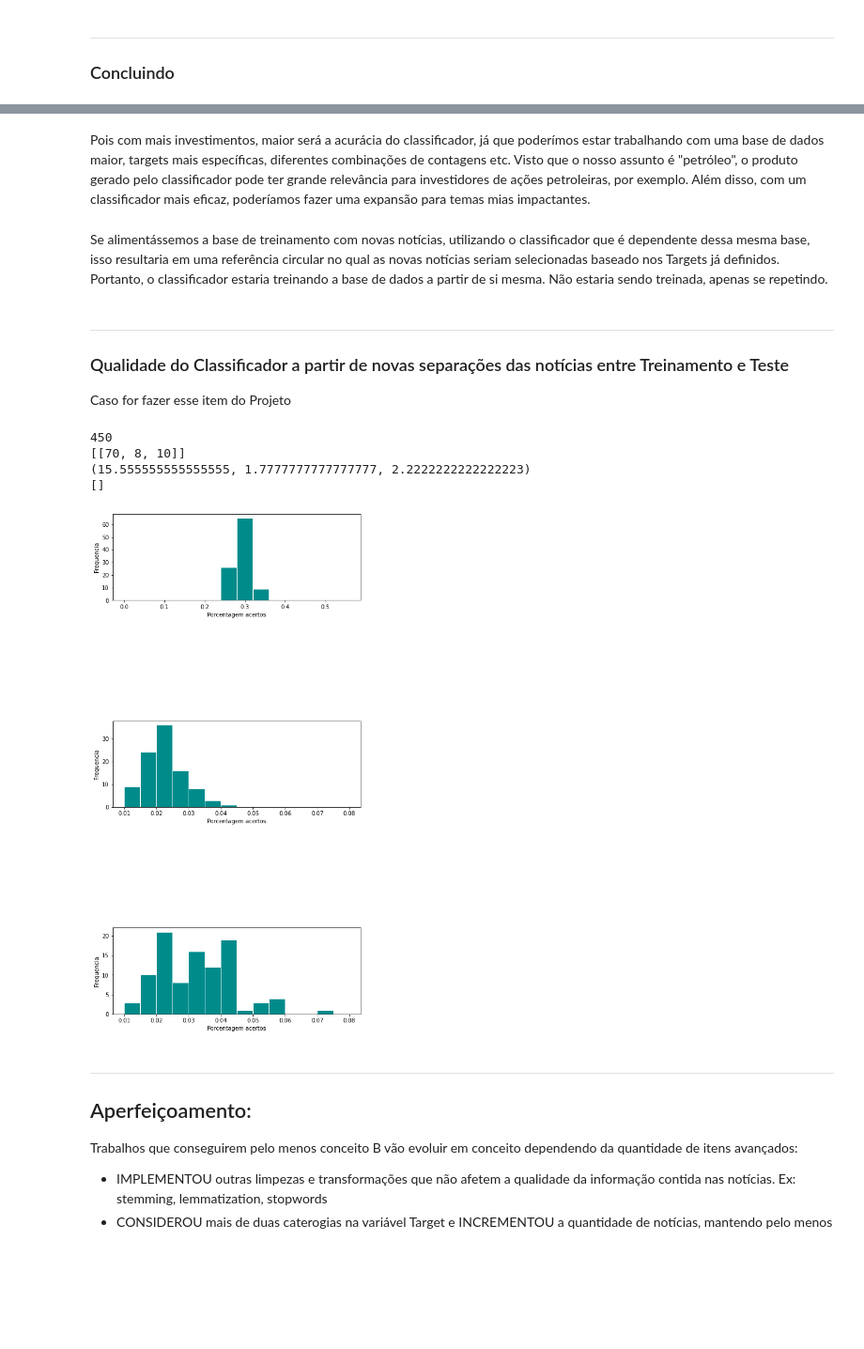
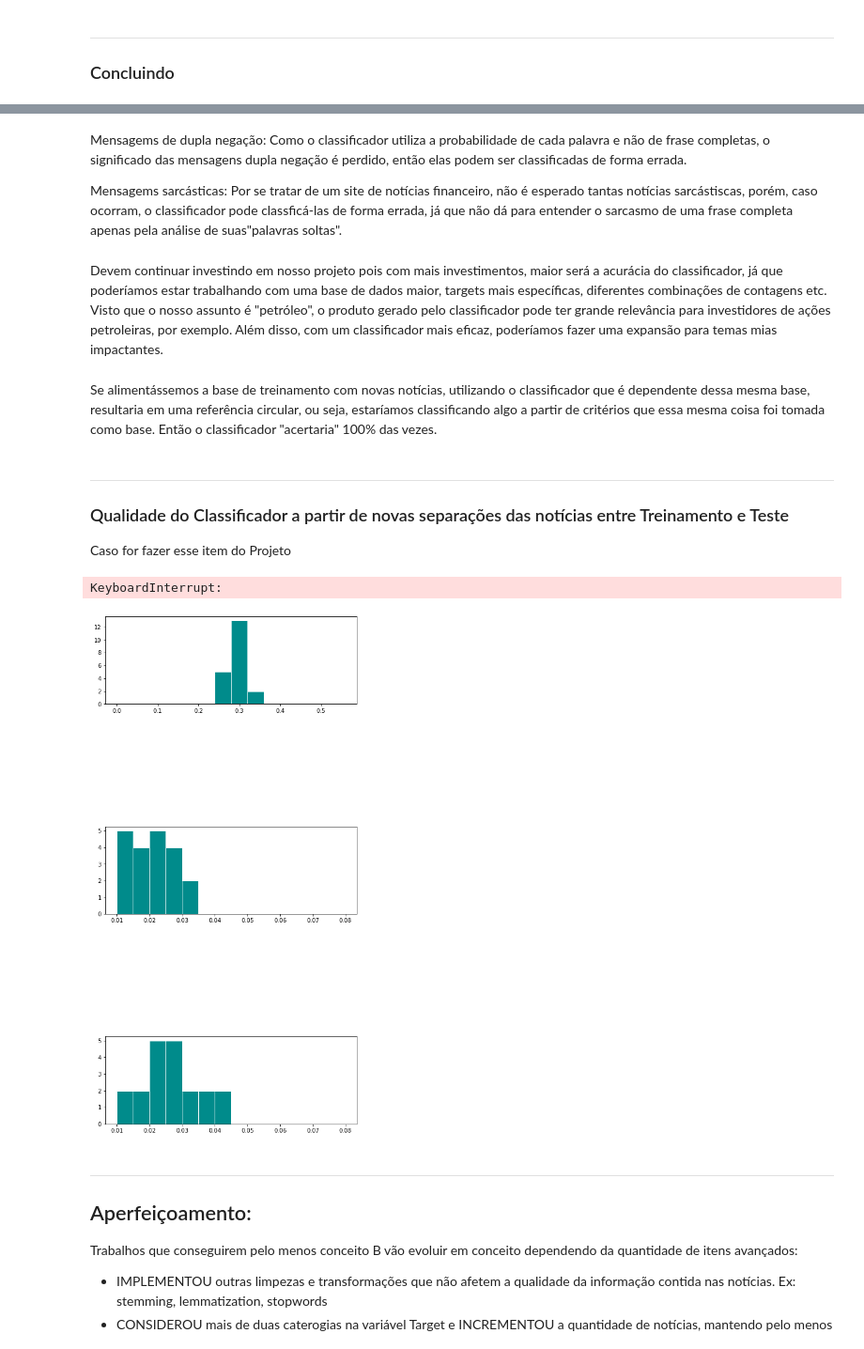
Before and after one commit to insper-classroom/22-2a-cd-p1-grupo_rodrigol5, a Jupyter notebook: notebooks/relatorio.ipynb, the cells around one changed output, grey strips where cells are left out. Shown: that part at 94% size. Saved outputs shown, nothing was run; the diff lists cells and outputs as text; code cells hidden in the pictures; blank space fills up the shorter version.

```diff
--- a/notebooks/relatorio.ipynb
+++ b/notebooks/relatorio.ipynb
@@ -246,9 +242,13 @@ Não temos o ferramentário para tratar de mensagems com dupla negação, pois u
+# %% [markdown]
+Mensagems de dupla negação:
+Como o classificador utiliza a probabilidade de cada palavra e não de frase completas, o significado das mensagens dupla negação é perdido, então elas podem ser classificadas de forma errada.
+
+Mensagems sarcásticas:
+Por se tratar de um site de notícias financeiro, não é esperado tantas notícias sarcástiscas, porém, caso ocorram, o classificador pode classficá-las de forma errada, já que não dá para entender o sarcasmo de uma frase completa apenas pela análise de suas"palavras soltas".
 # %% [markdown]
-Pois com mais investimentos, maior será a acurácia do classificador, já que poderímos estar trabalhando com uma base de dados maior, targets mais específicas, diferentes combinações de contagens etc. Visto que o nosso assunto é "petróleo", o produto gerado pelo classificador pode ter grande relevância para investidores de ações petroleiras, por exemplo. Além disso, com um classificador mais eficaz, poderíamos fazer uma expansão para temas mias impactantes.
+Devem continuar investindo em nosso projeto pois com mais investimentos, maior será a acurácia do classificador, já que poderíamos estar trabalhando com uma base de dados maior, targets mais específicas, diferentes combinações de contagens etc. Visto que o nosso assunto é "petróleo", o produto gerado pelo classificador pode ter grande relevância para investidores de ações petroleiras, por exemplo. Além disso, com um classificador mais eficaz, poderíamos fazer uma expansão para temas mias impactantes.
 # %% [markdown]
-Se alimentássemos a base de treinamento com novas notícias, utilizando o classificador que é dependente dessa mesma base, isso resultaria
-em uma referência circular no qual as novas notícias seriam selecionadas baseado nos Targets já definidos.
-Portanto, o classificador estaria treinando a base de dados a partir de si mesma. Não estaria sendo treinada, apenas se repetindo.
+Se alimentássemos a base de treinamento com novas notícias, utilizando o classificador que é dependente dessa mesma base, resultaria em uma referência circular, ou seja, estaríamos classificando algo a partir de critérios que essa mesma coisa foi tomada como base. Então o classificador "acertaria" 100% das vezes.
 # %% [markdown]
 ___
 ### Qualidade do Classificador a partir de novas separações das notícias entre Treinamento e Teste
@@ -262,8 +262,8 @@ porcentagem_relevantes = []
 porcentagem_m_relevantes = []
 
 contador = 0
-#Roda 100 vezes para testar a qualidade do classificador a partir de novas separações de notícias
-while contador < 1:
+
+while contador < 20:
     train = pd.read_excel(filename, sheet_name = 'Treinamento')
     test = pd.read_excel(filename, sheet_name = 'Teste')
 
@@ -276,9 +276,7 @@ while contador < 1:
     from sklearn.model_selection import train_test_split
 
     #Duas novas bases de dados "train_novo" e "test_novo"
-    train_novo, test_novo = train_test_split(aleatorio, test_size=0.4)
-
-
+    train_novo, test_novo = train_test_split(aleatorio, test_size=0.6)
 
     train_novo.reset_index(drop=True, inplace=True)
     test_novo.reset_index(drop=True, inplace=True)
@@ -459,41 +457,37 @@ print(lista_essas_porcentagems)
 
 print(historico_acertos)
 # %% [output]
-450
-[[70, 8, 10]]
-(15.555555555555555, 1.7777777777777777, 2.2222222222222223)
-[]
+KeyboardInterrupt:
 # %%
 acertos_irrelevantes = pd.Series(porcentagem_irrelevantes)
 acertos_relevantes = pd.Series(porcentagem_relevantes)
 acertos_m_relevantes = pd.Series(porcentagem_m_relevantes)
 
+
+# Histograma da variável renda considerando faixas de AMPLITUDES IGUAIS
 faixa1 = np.arange(0,0.6,0.04)
 faixa2 = np.arange(0.01,0.08,0.005)
 fig = plt.figure(figsize=(8, 20))
 
 plt.subplot(611)
 plt.hist(acertos_irrelevantes, bins=faixa1, color='darkcyan', edgecolor='white')
 plt.title('')
-plt.ylabel('Frequencia')
-plt.xlabel('Porcentagem acertos')
+plt.ylabel('')
 
 plt.subplot(613)
 plt.hist(acertos_relevantes, bins=faixa2, color='darkcyan', edgecolor='white')
 plt.title('')
-plt.ylabel('Frequencia')
-plt.xlabel('Porcentagem acertos')
+plt.ylabel('')
 
 plt.subplot(615)
 plt.hist(acertos_m_relevantes, bins=faixa2, color='darkcyan', edgecolor='white')
 plt.title('')
-plt.ylabel('Frequencia')
-plt.xlabel('Porcentagem acertos')
+plt.ylabel('')
 
 
 plt.show()
 # %% [output]
-[figure, old version]
+[figure, new version]
 # %% [markdown]
 ___
 ## Aperfeiçoamento:
```
Also changed, not shown: parts of 7 cells of this notebook.
